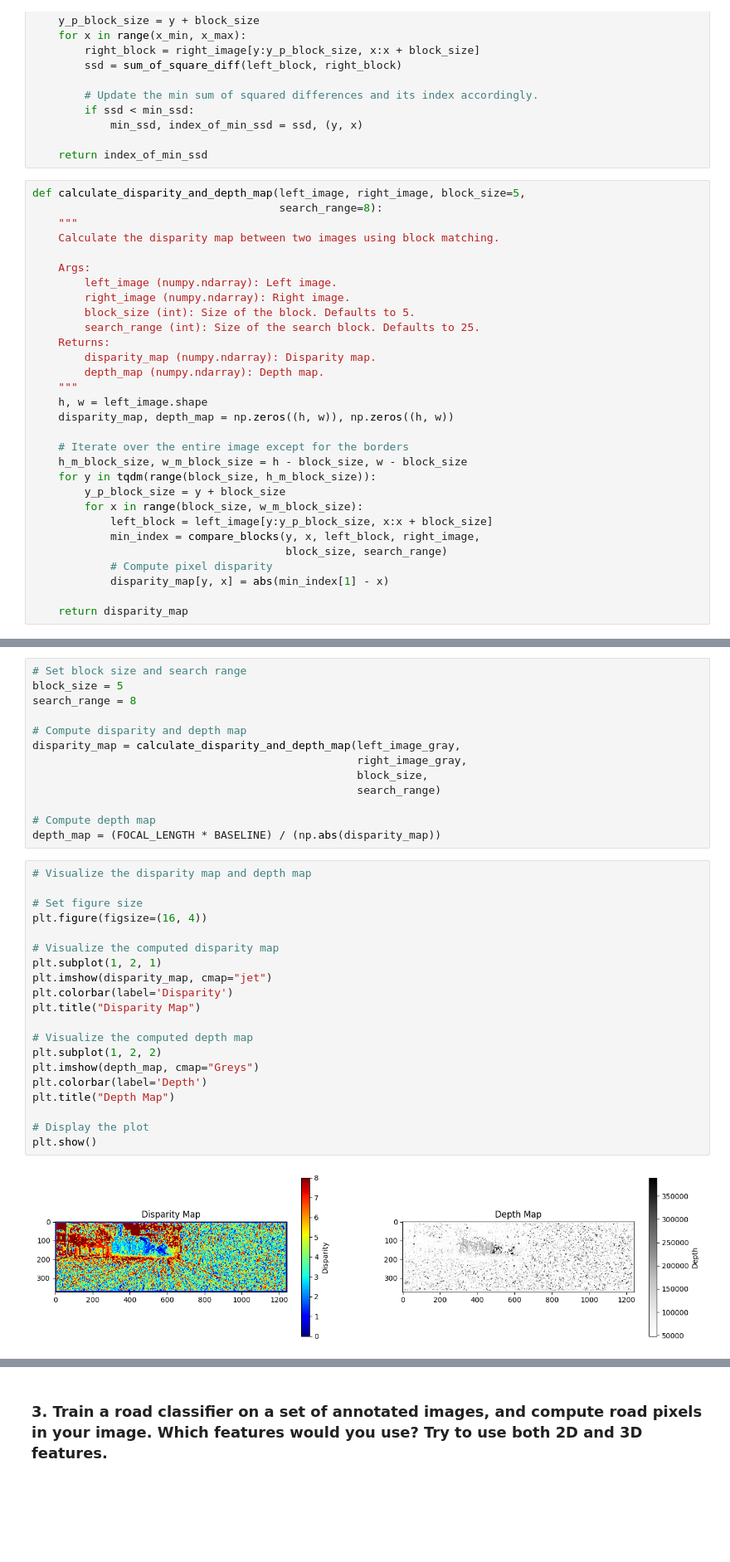
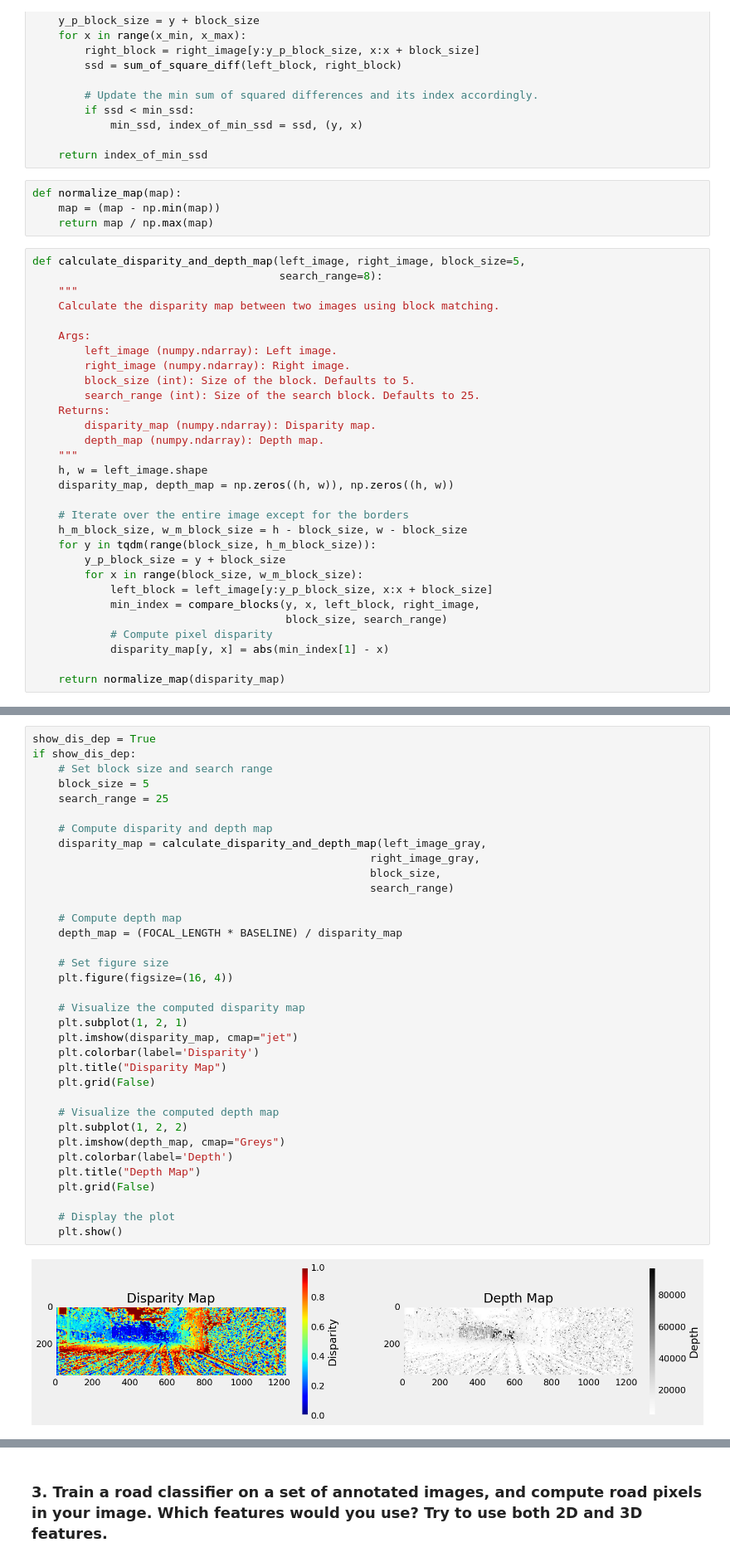
Before and after one commit to Laura05010/autonomous_driving, a Jupyter notebook: autonomous_driving.ipynb, the cells around one changed output, grey strips where cells are left out. Shown at 83% size. Cells and saved outputs as stored; diff of their text form; blank space fills up the shorter version.

```diff
--- a/autonomous_driving.ipynb
+++ b/autonomous_driving.ipynb
@@ -80,6 +118,10 @@ def compare_blocks(y, x, left_block, right_image, block_size=5,
             min_ssd, index_of_min_ssd = ssd, (y, x)
 
     return index_of_min_ssd
+# %%
+def normalize_map(map):
+    map = (map - np.min(map))
+    return map / np.max(map)
 # %%
 def calculate_disparity_and_depth_map(left_image, right_image, block_size=5,
                                       search_range=8):
@@ -109,7 +151,7 @@ def calculate_disparity_and_depth_map(left_image, right_image, block_size=5,
             # Compute pixel disparity
             disparity_map[y, x] = abs(min_index[1] - x)
 
-    return disparity_map
+    return normalize_map(disparity_map)
 # %%
 import cv2
 import numpy as np
@@ -172,38 +217,40 @@ right_image_gray = cv2.cvtColor(right_image, cv2.COLOR_BGR2GRAY)
-# %%
-# Set block size and search range
-block_size = 5
-search_range = 8
-
-# Compute disparity and depth map
-disparity_map = calculate_disparity_and_depth_map(left_image_gray,
-                                                  right_image_gray,
-                                                  block_size,
-                                                  search_range)
-
-# Compute depth map
-depth_map = (FOCAL_LENGTH * BASELINE) / (np.abs(disparity_map))
 # %%
-# Visualize the disparity map and depth map
+show_dis_dep = True
+if show_dis_dep:
+    # Set block size and search range
+    block_size = 5
+    search_range = 25
 
-# Set figure size
-plt.figure(figsize=(16, 4))
+    # Compute disparity and depth map
+    disparity_map = calculate_disparity_and_depth_map(left_image_gray,
+                                                    right_image_gray,
+                                                    block_size,
+                                                    search_range)
 
-# Visualize the computed disparity map
-plt.subplot(1, 2, 1)
-plt.imshow(disparity_map, cmap="jet")
-plt.colorbar(label='Disparity')
-plt.title("Disparity Map")
+    # Compute depth map
+    depth_map = (FOCAL_LENGTH * BASELINE) / disparity_map
 
-# Visualize the computed depth map
-plt.subplot(1, 2, 2)
-plt.imshow(depth_map, cmap="Greys")
-plt.colorbar(label='Depth')
-plt.title("Depth Map")
+    # Set figure size
+    plt.figure(figsize=(16, 4))
 
-# Display the plot
-plt.show()
+    # Visualize the computed disparity map
+    plt.subplot(1, 2, 1)
+    plt.imshow(disparity_map, cmap="jet")
+    plt.colorbar(label='Disparity')
+    plt.title("Disparity Map")
+    plt.grid(False)
+
+    # Visualize the computed depth map
+    plt.subplot(1, 2, 2)
+    plt.imshow(depth_map, cmap="Greys")
+    plt.colorbar(label='Depth')
+    plt.title("Depth Map")
+    plt.grid(False)
+
+    # Display the plot
+    plt.show()
 # %% [output]
-[figure, old version]
+[figure, new version]
 # %%
 # Set block size and search range
 block_size = 5
```
Also changed, not shown: parts of 27 cells of this notebook, 2 other files.
